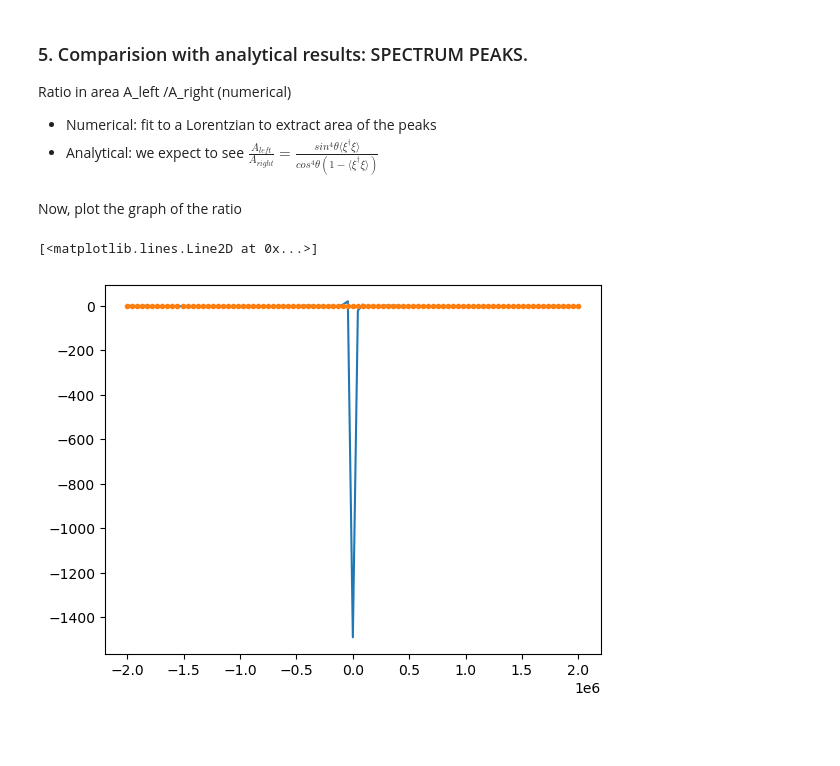
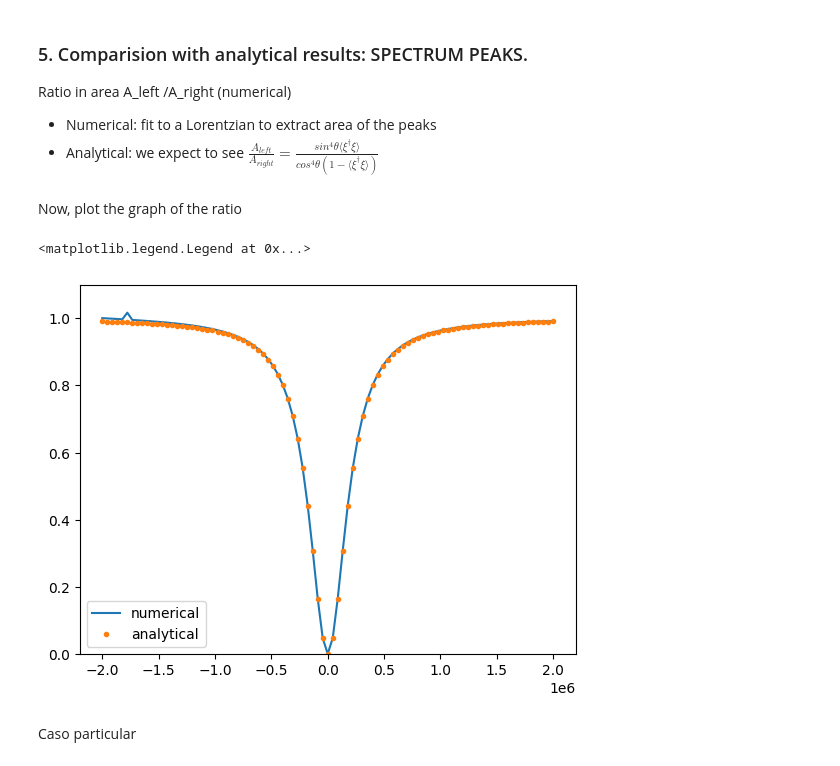
Before and after one commit to lauralobs/THzQuantumOptics, a Jupyter notebook: 4. Imbalance_resonance.ipynb, the cells around one changed output. Drawn from its saved outputs; the diff is of its cells as text; code cells hidden in the pictures; blank space fills up the shorter version.

Commit message:
Debugs y correcciones (invert cosine/sine definition in notebook 5, fix Gamma definition with Omega_R in denominator instead of Omega, fix calculatino of area peaks using the abs of fitted gamma)

```diff
--- a/4. Imbalance_resonance.ipynb
+++ b/4. Imbalance_resonance.ipynb
@@ -414,9 +414,9 @@ for idx, w_b in enumerate(w_THz_list):
 
 
         # áreas de cada Lorentziana
-        area_L = np.pi * AL_fit * gammaL_fit
-        area_R = np.pi * AR_fit * gammaR_fit
-        area_0 = np.pi * A0_fit * gamma0_fit
+        area_L = np.pi * AL_fit * np.abs(gammaL_fit)
+        area_R = np.pi * AR_fit * np.abs(gammaR_fit)
+        area_0 = np.pi * A0_fit * np.abs(gamma0_fit)
 
 
         A_left.append(area_L)
@@ -429,17 +429,21 @@ for idx, w_b in enumerate(w_THz_list):
         A_left.append(np.nan)
         A_right.append(np.nan)
         A_center.append(np.nan)
-# %% [markdown]
-Now, plot the graph of the ratio
-# %%
-A_left = np.array(A_left)
-A_right = np.array(A_right)
-
-areas_num_ratio = A_left/A_right
-areas_anan_ratio = sin**4 * P_plus_an/( cos**4 * (1- P_plus_an))
-
-plt.plot(x_axis/gamma, areas_num_ratio)
-plt.plot(x_axis/gamma, areas_anan_ratio, '.')
-# %% [output]
-[<matplotlib.lines.Line2D at 0x...>]
-[figure, removed]
+# %% [markdown]
+Now, plot the graph of the ratio
+# %%
+A_left = np.array(A_left)
+A_right = np.array(A_right)
+
+areas_num_ratio = A_right/A_left
+areas_anan_ratio = sin**4 * P_plus_an/( cos**4 * (1- P_plus_an))
+
+plt.plot(x_axis/gamma, areas_num_ratio, label = 'numerical')
+plt.plot(x_axis/gamma, areas_anan_ratio, '.', label = 'analytical')
+plt.ylim(0,1.1)
+plt.legend()
+# %% [output]
+<matplotlib.legend.Legend at 0x...>
+[figure, added]
+# %% [markdown]
+Caso particular
```
Also changed, not shown: parts of 8 cells of this notebook, 1 other file.
